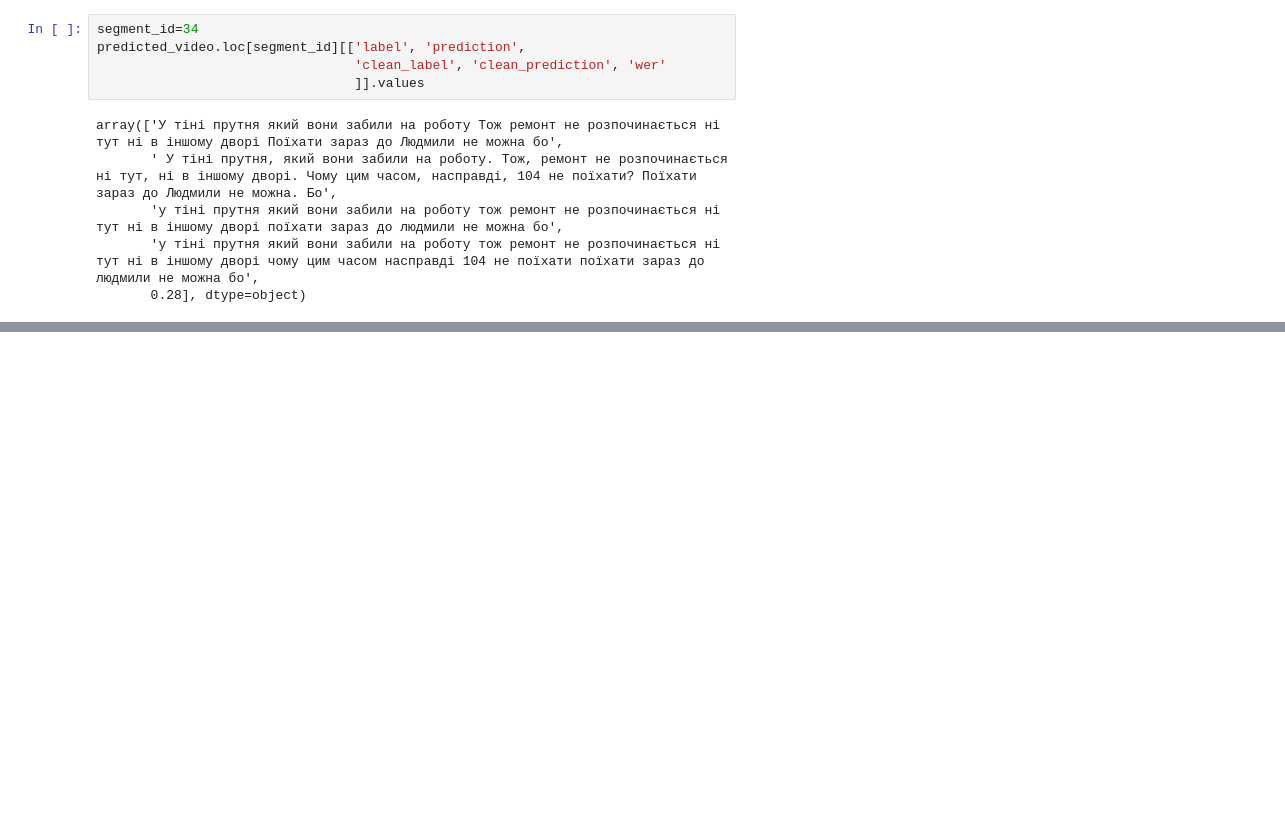
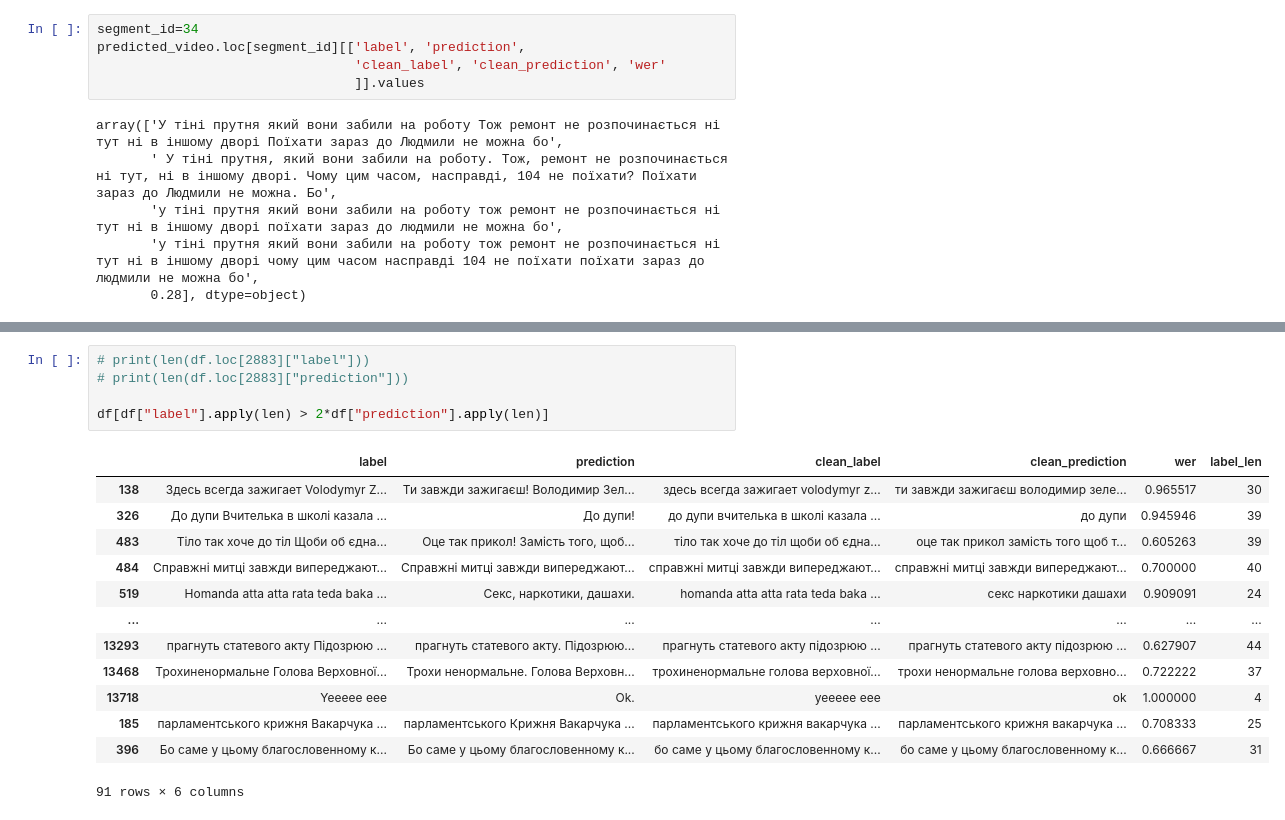
Before and after one commit to YuriiLaba/whisper_fine_tuning, a Jupyter notebook: whisper_wer_analysis.ipynb, the cells around one changed output, grey strips where cells are left out. Drawn from its saved outputs; the diff is of its cells as text; blank space fills up the shorter version.

```diff
--- a/whisper_wer_analysis.ipynb
+++ b/whisper_wer_analysis.ipynb
@@ -105,0 +123,19 @@ def create_baseline_predictions(path_to_data, label_name, model):
+# %%
+# print(len(df.loc[2883]["label"]))
+# print(len(df.loc[2883]["prediction"]))
+
+df[df["label"].apply(len) > 2*df["prediction"].apply(len)]
+# %% [output]
+|  | label | prediction | clean_label | clean_prediction | wer | label_len |
+| 138 | Здесь всегда зажигает Volodymyr Z... | Ти завжди зажигаєш! Володимир Зел... | здесь всегда зажигает volodymyr z... | ти завжди зажигаєш володимир зеле... | 0.965517 | 30 |
+| 326 | До дупи Вчителька в школі казала ... | До дупи! | до дупи вчителька в школі казала ... | до дупи | 0.945946 | 39 |
+| 483 | Тіло так хоче до тіл Щоби об єдна... | Оце так прикол! Замість того, щоб... | тіло так хоче до тіл щоби об єдна... | оце так прикол замість того щоб т... | 0.605263 | 39 |
+| 484 | Справжні митці завжди випереджают... | Справжні митці завжди випереджают... | справжні митці завжди випереджают... | справжні митці завжди випереджают... | 0.700000 | 40 |
+| 519 | Homanda atta atta rata teda baka ... | Секс, наркотики, дашахи. | homanda atta atta rata teda baka ... | секс наркотики дашахи | 0.909091 | 24 |
+| ... | ... | ... | ... | ... | ... | ... |
+| 13293 | прагнуть статевого акту Підозрюю ... | прагнуть статевого акту. Підозрюю... | прагнуть статевого акту підозрюю ... | прагнуть статевого акту підозрюю ... | 0.627907 | 44 |
+| 13468 | Трохиненормальне Голова Верховної... | Трохи ненормальне. Голова Верховн... | трохиненормальне голова верховної... | трохи ненормальне голова верховно... | 0.722222 | 37 |
+| 13718 | Yeeeee eee | Ok. | yeeeee eee | ok | 1.000000 | 4 |
+| 185 | парламентського крижня Вакарчука ... | парламентського Крижня Вакарчука ... | парламентського крижня вакарчука ... | парламентського крижня вакарчука ... | 0.708333 | 25 |
+| 396 | Бо саме у цьому благословенному к... | Бо саме у цьому благословенному к... | бо саме у цьому благословенному к... | бо саме у цьому благословенному к... | 0.666667 | 31 |
+91 rows × 6 columns
```
Also changed, not shown: parts of 19 cells of this notebook, 2 other files.
